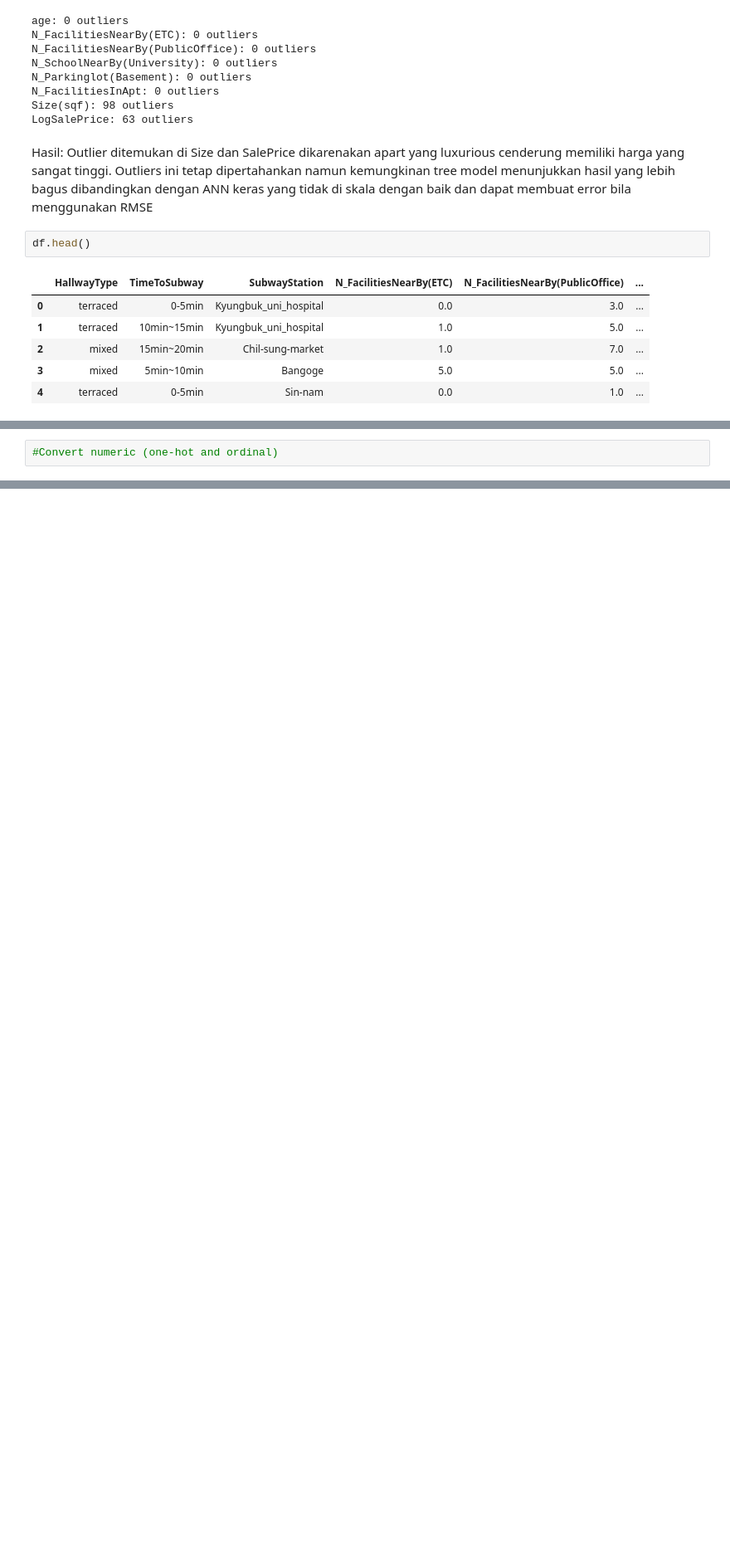
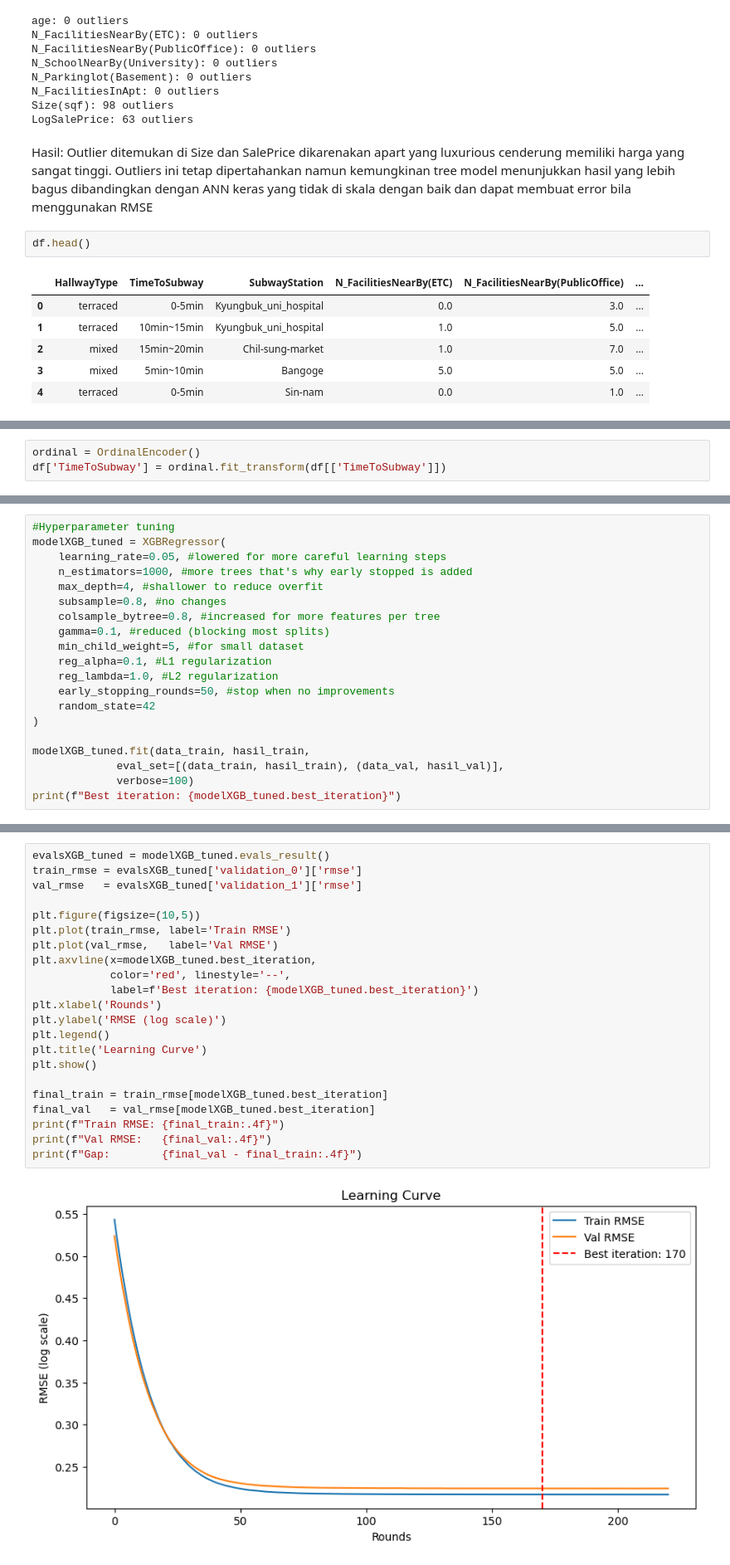
Before and after one commit to 0xVanes/JCAIE, a Jupyter notebook: capstoneprojects/Capstone2/Capstone2.ipynb, the cells around one changed output, grey strips where cells are left out. Shown at 83% size. Saved outputs shown, nothing was run; the diff lists cells and outputs as text; blank space fills up the shorter version.

```diff
--- a/capstoneprojects/Capstone2/Capstone2.ipynb
+++ b/capstoneprojects/Capstone2/Capstone2.ipynb
@@ -563,2 +642,3 @@ from sklearn.model_selection import train_test_split, GridSearchCV
 # %%
-#Convert numeric (one-hot and ordinal)
+ordinal = OrdinalEncoder()
+df['TimeToSubway'] = ordinal.fit_transform(df[['TimeToSubway']])
@@ -578,0 +846,20 @@ from sklearn.model_selection import train_test_split, GridSearchCV
+# %%
+#Hyperparameter tuning
+modelXGB_tuned = XGBRegressor(
+    learning_rate=0.05, #lowered for more careful learning steps
+    n_estimators=1000, #more trees that's why early stopped is added
+    max_depth=4, #shallower to reduce overfit
+    subsample=0.8, #no changes
+    colsample_bytree=0.8, #increased for more features per tree
+    gamma=0.1, #reduced (blocking most splits)
+    min_child_weight=5, #for small dataset
+    reg_alpha=0.1, #L1 regularization
+    reg_lambda=1.0, #L2 regularization
+    early_stopping_rounds=50, #stop when no improvements
+    random_state=42
+)
+
+modelXGB_tuned.fit(data_train, hasil_train,
+             eval_set=[(data_train, hasil_train), (data_val, hasil_val)],
+             verbose=100)
+print(f"Best iteration: {modelXGB_tuned.best_iteration}")
@@ -578,0 +889,24 @@ from sklearn.model_selection import train_test_split, GridSearchCV
+# %%
+evalsXGB_tuned = modelXGB_tuned.evals_result()
+train_rmse = evalsXGB_tuned['validation_0']['rmse']
+val_rmse   = evalsXGB_tuned['validation_1']['rmse']
+
+plt.figure(figsize=(10,5))
+plt.plot(train_rmse, label='Train RMSE')
+plt.plot(val_rmse,   label='Val RMSE')
+plt.axvline(x=modelXGB_tuned.best_iteration,
+            color='red', linestyle='--',
+            label=f'Best iteration: {modelXGB_tuned.best_iteration}')
+plt.xlabel('Rounds')
+plt.ylabel('RMSE (log scale)')
+plt.legend()
+plt.title('Learning Curve')
+plt.show()
+
+final_train = train_rmse[modelXGB_tuned.best_iteration]
+final_val   = val_rmse[modelXGB_tuned.best_iteration]
+print(f"Train RMSE: {final_train:.4f}")
+print(f"Val RMSE:   {final_val:.4f}")
+print(f"Gap:        {final_val - final_train:.4f}")
+# %% [output]
+[figure, added]
```
Also changed, not shown: parts of 64 cells of this notebook, 7 other files.
